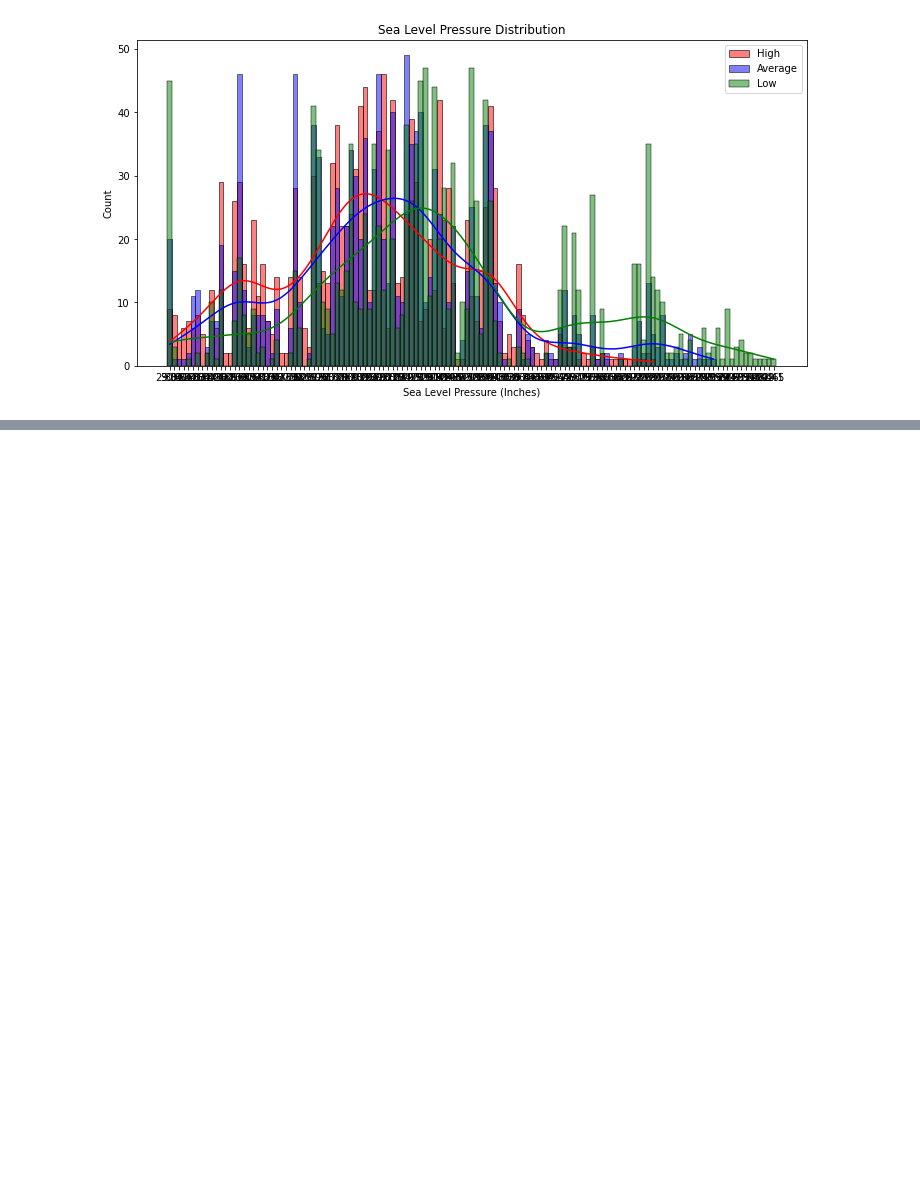
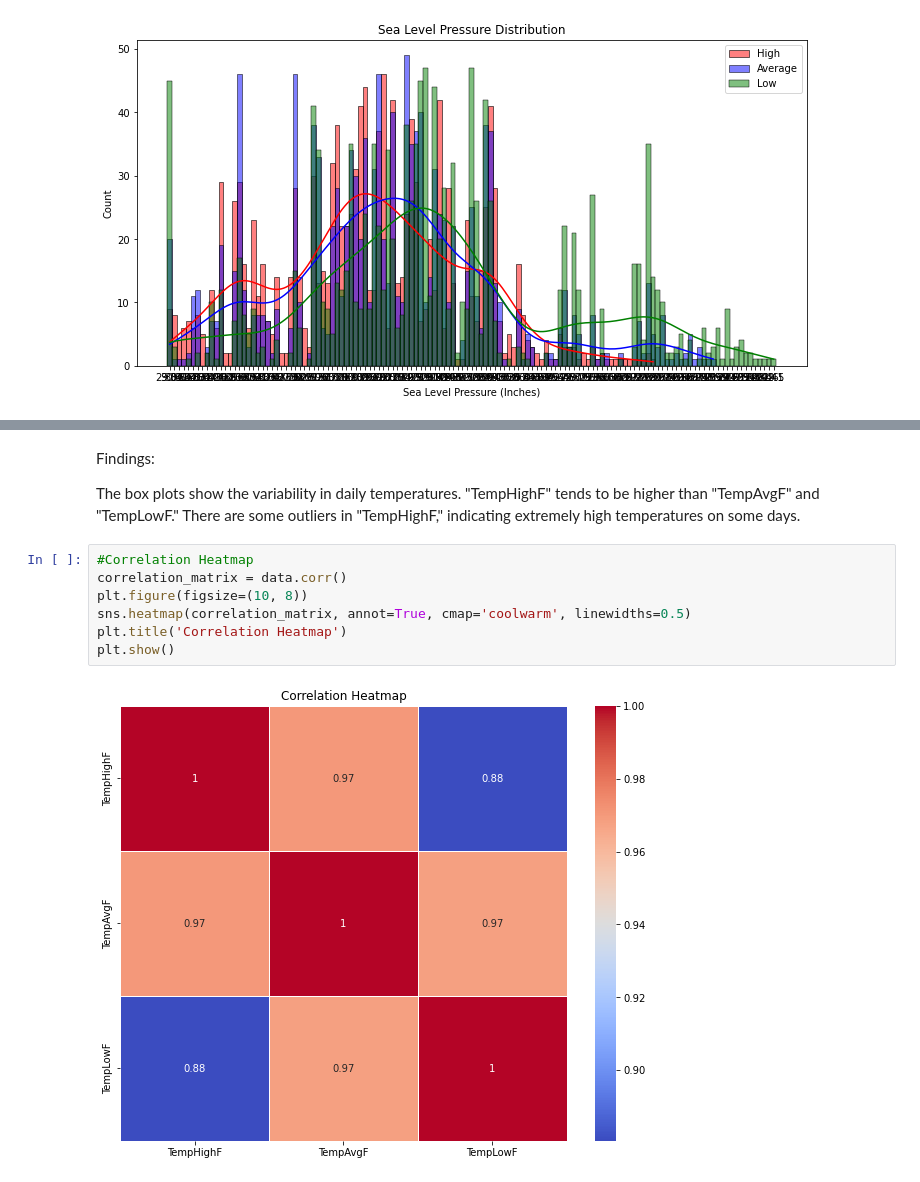
Before and after one commit to pubuduarosha/py-passpaper2022, a Jupyter notebook: Q2_a.ipynb, the cells around one changed output, grey strips where cells are left out. Saved outputs shown, nothing was run; the diff lists cells and outputs as text; blank space fills up the shorter version.

```diff
--- a/Q2_a.ipynb
+++ b/Q2_a.ipynb
@@ -121,0 +193,15 @@ plt.show()
+# %% [markdown]
+Findings:
+
+The box plots show the variability in daily temperatures.
+"TempHighF" tends to be higher than "TempAvgF" and "TempLowF."
+There are some outliers in "TempHighF," indicating extremely high temperatures on some days.
+# %%
+#Correlation Heatmap
+correlation_matrix = data.corr()
+plt.figure(figsize=(10, 8))
+sns.heatmap(correlation_matrix, annot=True, cmap='coolwarm', linewidths=0.5)
+plt.title('Correlation Heatmap')
+plt.show()
+# %% [output]
+[figure, added]
```
Also changed, not shown: parts of 8 cells of this notebook, 1 other file.
